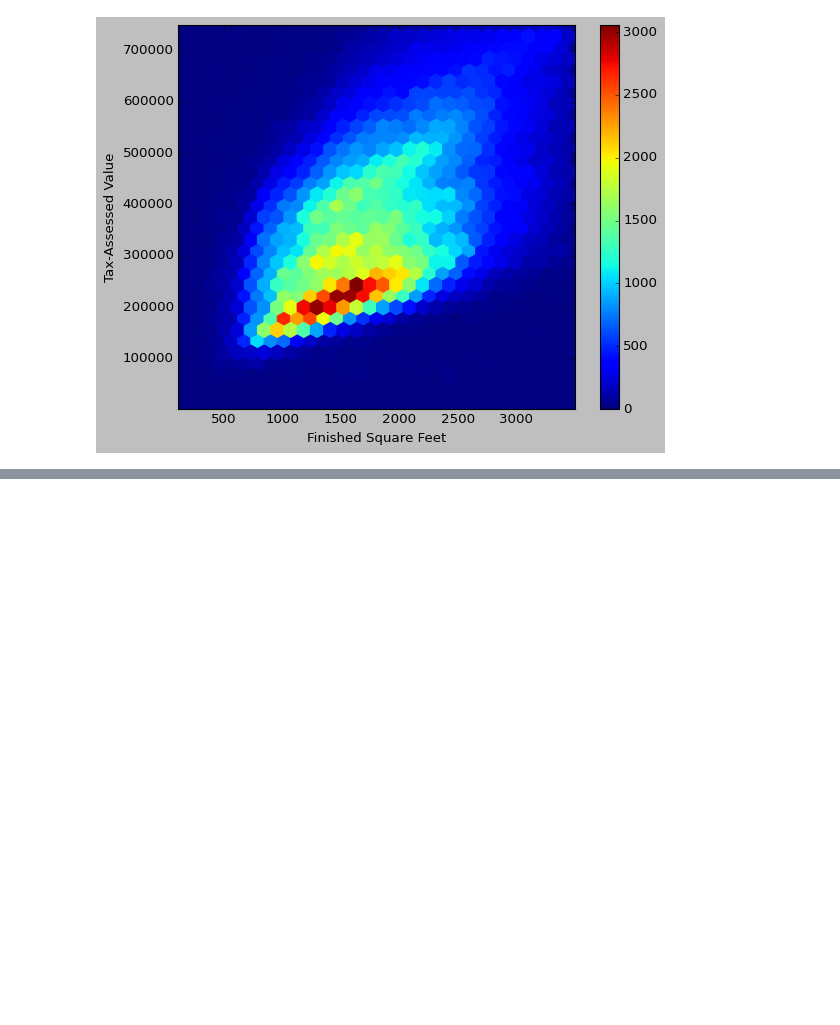
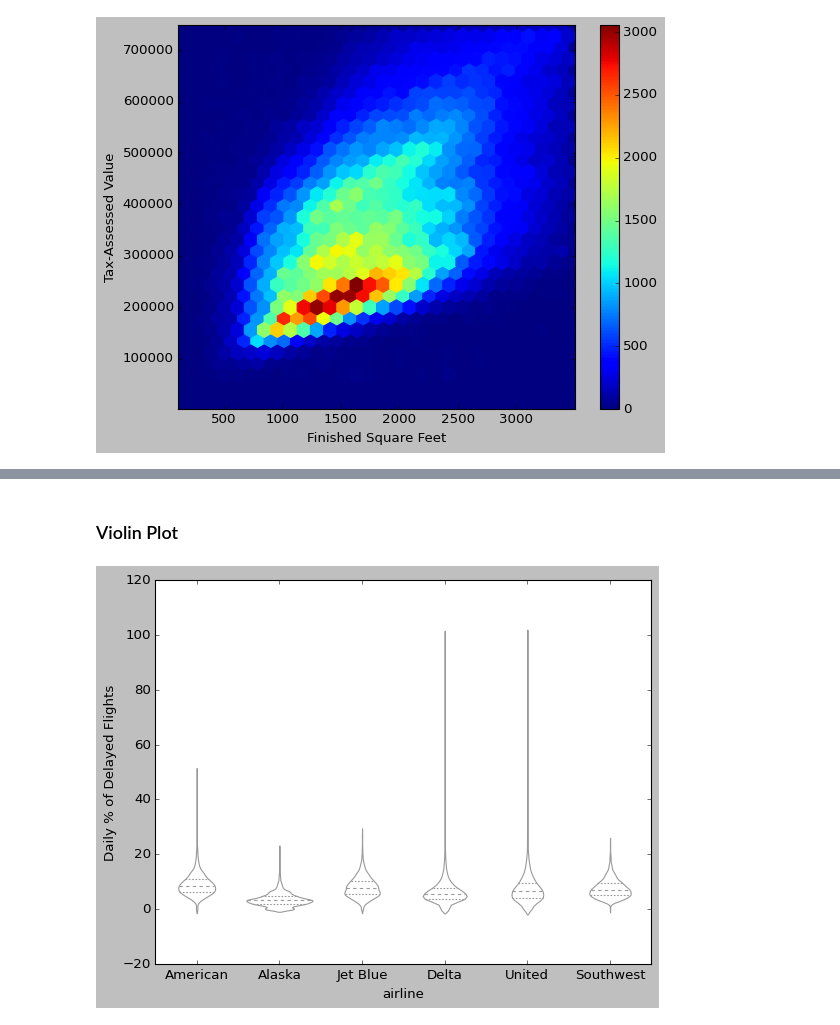
Before and after one commit to Hosung-Ahn/StatisticsForData, a Jupyter notebook: Chapter1-EDA/note.ipynb, the cells around one changed output, grey strips where cells are left out. Saved outputs shown, nothing was run; the diff lists cells and outputs as text; code cells hidden in the pictures; blank space fills up the shorter version.

```diff
--- a/Chapter1-EDA/note.ipynb
+++ b/Chapter1-EDA/note.ipynb
@@ -198,0 +274,8 @@ sns.kdeplot(data = kc_tax0, x = 'SqFtTotLiving', y = 'TaxAssessedValue')
+# %% [markdown]
+### Violin Plot
+# %%
+sns.violinplot(airline_stats.airline, airline_stats.pct_carrier_delay, inner = 'quartile', color='w')
+plt.ylabel("Daily % of Delayed Flights")
+plt.show()
+# %% [output]
+[figure, added]
```
Also changed, not shown: parts of 10 cells of this notebook, 14 other files.
